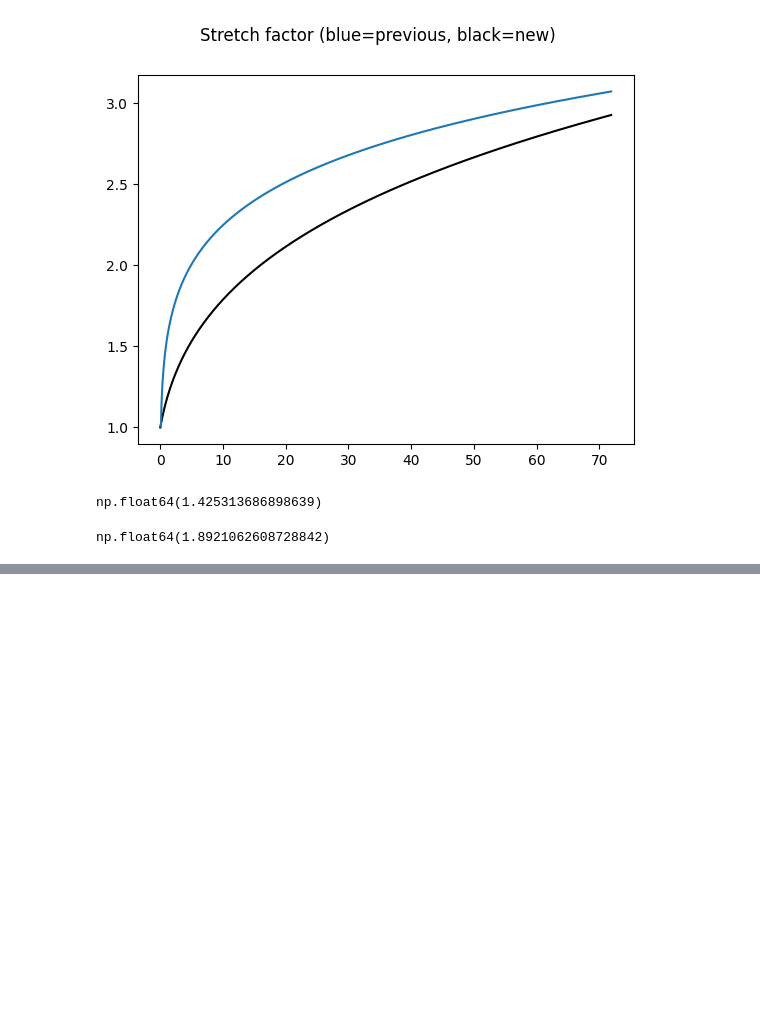
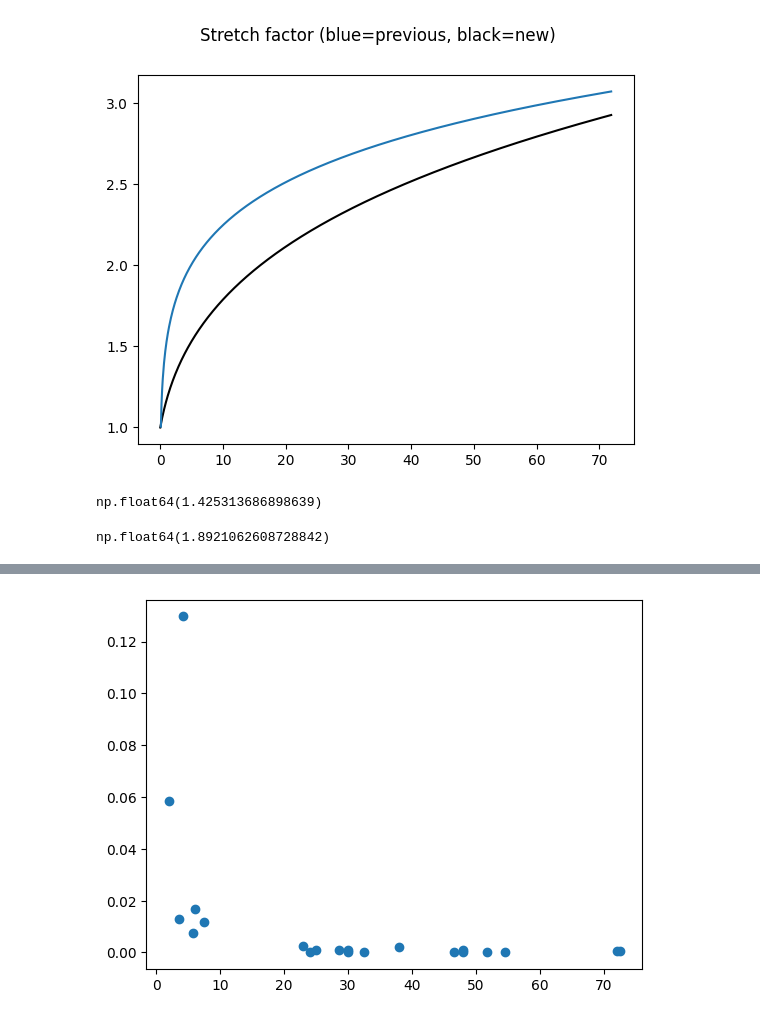
Before and after one commit to morphing-matter-lab/muscle-fiber-model, a Jupyter notebook: stats.ipynb, the cells around one changed output, grey strips where cells are left out. Saved outputs shown, nothing was run; the diff lists cells and outputs as text; code cells hidden in the pictures; blank space fills up the shorter version.

```diff
--- a/stats.ipynb
+++ b/stats.ipynb
@@ -256,0 +286,8 @@ b = -0.649
+# %%
+residuals = y_mean - power_law(t_data, optim_res.x)
+plt.errorbar(t_data, residuals**2,
+    fmt='o', capsize=4, label='Data (mean ± SEM)'
+)
+plt.show()
+# %% [output]
+[figure, added]
```
Also changed, not shown: parts of 12 cells of this notebook, 1 other file.
